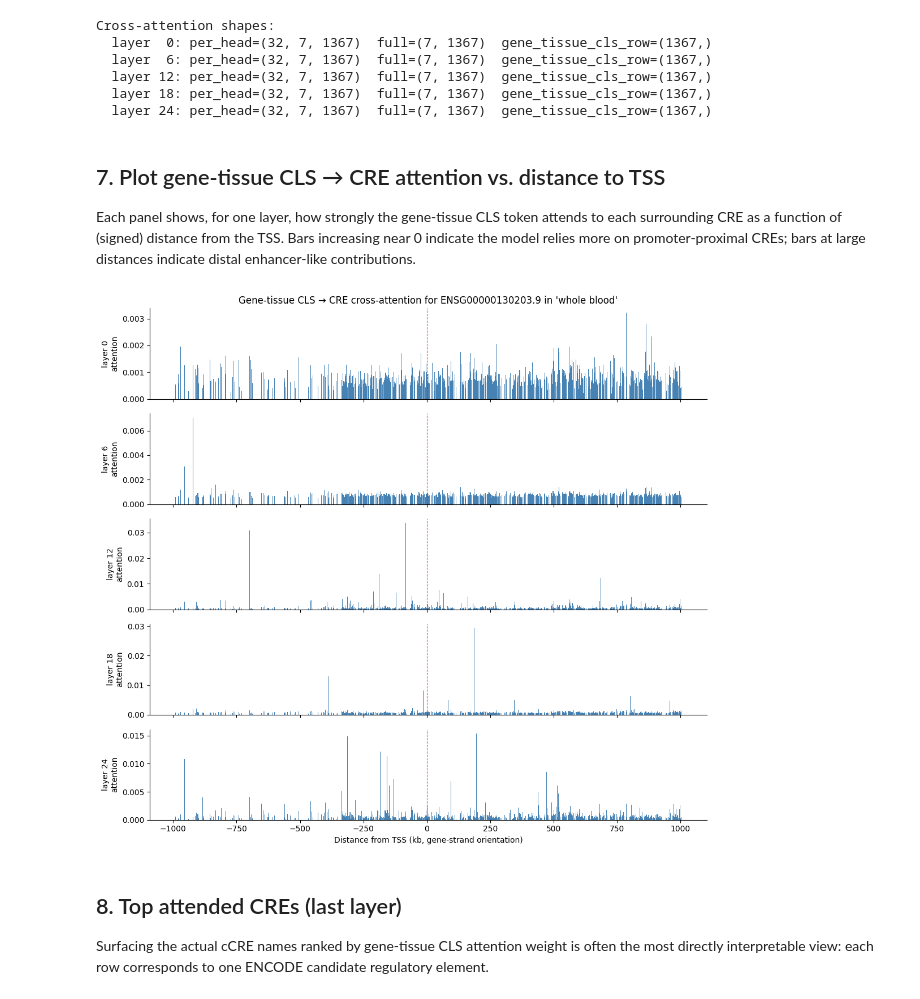
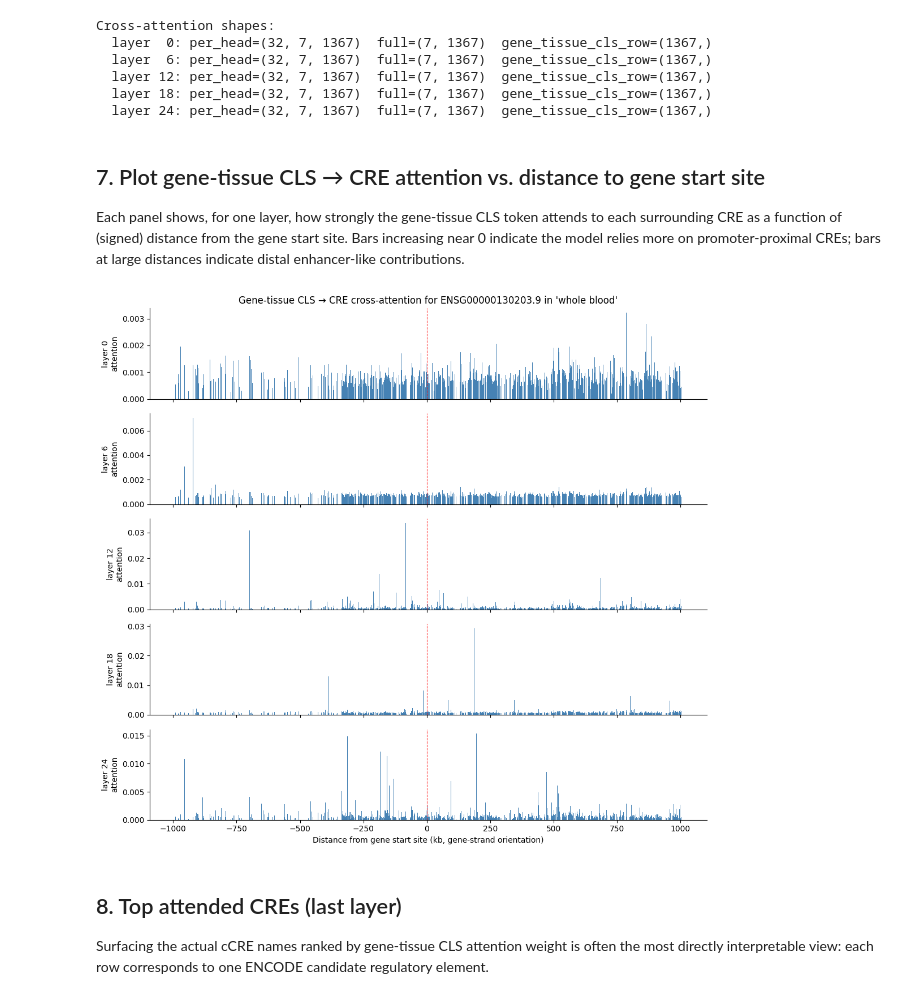
Before and after one commit to czi-ai/variantformer, a Jupyter notebook: notebooks/explore_attention.ipynb, the cells around one changed output. Cells and saved outputs as stored; diff of their text form; code cells hidden in the pictures.

```diff
--- a/notebooks/explore_attention.ipynb
+++ b/notebooks/explore_attention.ipynb
@@ -202,12 +202,15 @@ if gene_info['strand'] == '-':
     cre_df = cre_df.iloc[::-1].reset_index(drop=True)
 
 cre_df['midpoint'] = (cre_df['start_cre'] + cre_df['end_cre']) // 2
-tss = gene_info['start'] if gene_info['strand'] == '+' else gene_info['end']
-cre_df['distance_to_tss'] = cre_df['midpoint'] - tss
+gene_start_site = gene_info['start'] if gene_info['strand'] == '+' else gene_info['end']
+cre_df['distance_to_gene_start'] = cre_df['midpoint'] - gene_start_site
 if gene_info['strand'] == '-':
-    cre_df['distance_to_tss'] = -cre_df['distance_to_tss']
+    cre_df['distance_to_gene_start'] = -cre_df['distance_to_gene_start']
 
-print(f"Gene {GENE_ID} on {gene_info['chromosome']} strand={gene_info['strand']} TSS={tss}")
+print(
+    f"Gene {GENE_ID} on {gene_info['chromosome']} strand={gene_info['strand']} "
+    f"gene_start_site={gene_start_site}"
+)
 print(f'Number of CREs in manifest: {len(cre_df)}')
 cre_df.head()
 # %% [output]
@@ -287,36 +290,36 @@ Cross-attention shapes:
   layer 18: per_head=(32, 7, 1367)  full=(7, 1367)  gene_tissue_cls_row=(1367,)
   layer 24: per_head=(32, 7, 1367)  full=(7, 1367)  gene_tissue_cls_row=(1367,)
 # %% [markdown]
-## 7. Plot gene-tissue CLS → CRE attention vs. distance to TSS
+## 7. Plot gene-tissue CLS → CRE attention vs. distance to gene start site
 
 Each panel shows, for one layer, how strongly the gene-tissue CLS token
-attends to each surrounding CRE as a function of (signed) distance from the
-TSS. Bars increasing near 0 indicate the model relies more on
-promoter-proximal CREs; bars at large distances indicate distal
+attends to each surrounding CRE as a function of (signed) distance from
+the gene start site. Bars increasing near 0 indicate the model relies more
+on promoter-proximal CREs; bars at large distances indicate distal
 enhancer-like contributions.
 # %%
 fig, axes = plt.subplots(
     len(ordered_layers), 1, figsize=(11, 2.0 * len(ordered_layers)), sharex=True
 )
 if len(ordered_layers) == 1:
     axes = [axes]
 
-x_kb = cre_df['distance_to_tss'].values / 1000.0
+x_kb = cre_df['distance_to_gene_start'].values / 1000.0
 for ax, layer_id in zip(axes, ordered_layers):
     weights = gene_tissue_cls_attention[layer_id]
     ax.bar(x_kb, weights, width=2.0, color='steelblue', edgecolor='none')
-    ax.axvline(0, color='red', lw=0.8, ls='--', alpha=0.7, label='TSS')
+    ax.axvline(0, color='red', lw=0.8, ls='--', alpha=0.7, label='gene start')
     ax.set_ylabel(f'layer {layer_id}\nattention')
     ax.spines['top'].set_visible(False)
     ax.spines['right'].set_visible(False)
-axes[-1].set_xlabel('Distance from TSS (kb, gene-strand orientation)')
+axes[-1].set_xlabel('Distance from gene start site (kb, gene-strand orientation)')
 axes[0].set_title(
     f'Gene-tissue CLS → CRE cross-attention for {GENE_ID} in {TISSUE!r}'
 )
 fig.tight_layout()
 plt.show()
 # %% [output]
-[figure, old version]
+[figure, new version]
 # %% [markdown]
 ## 8. Top attended CREs (last layer)
 
```
Also changed, not shown: parts of 7 cells of this notebook.
